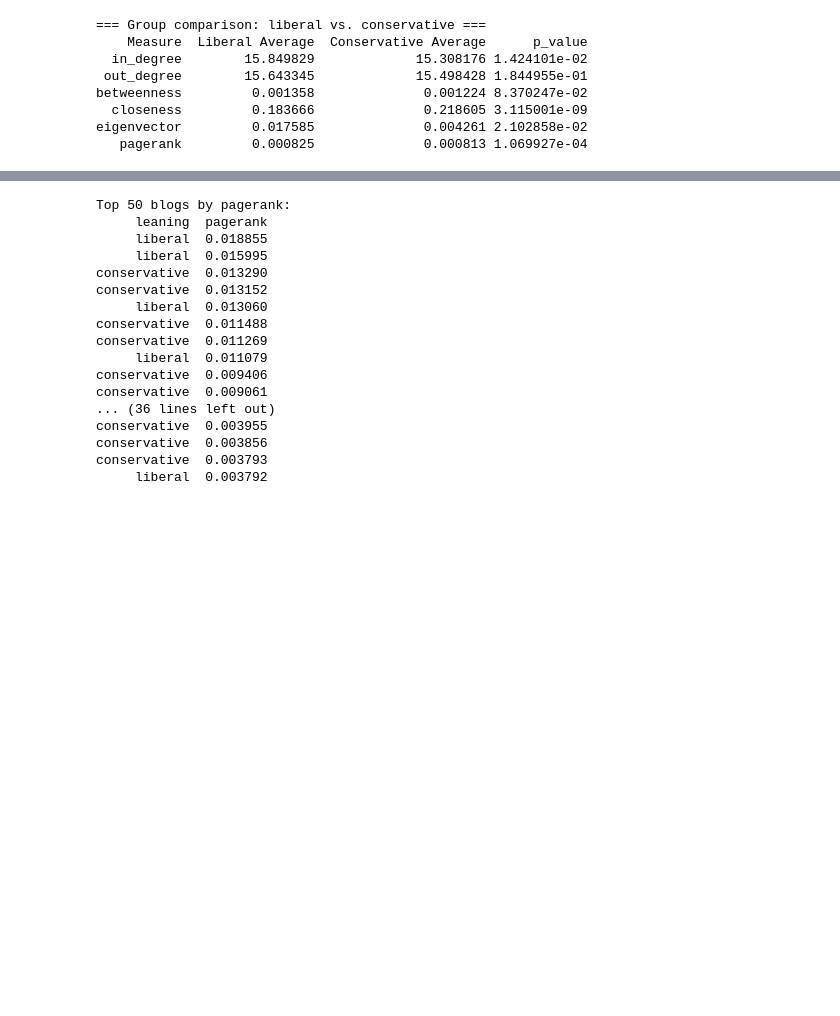
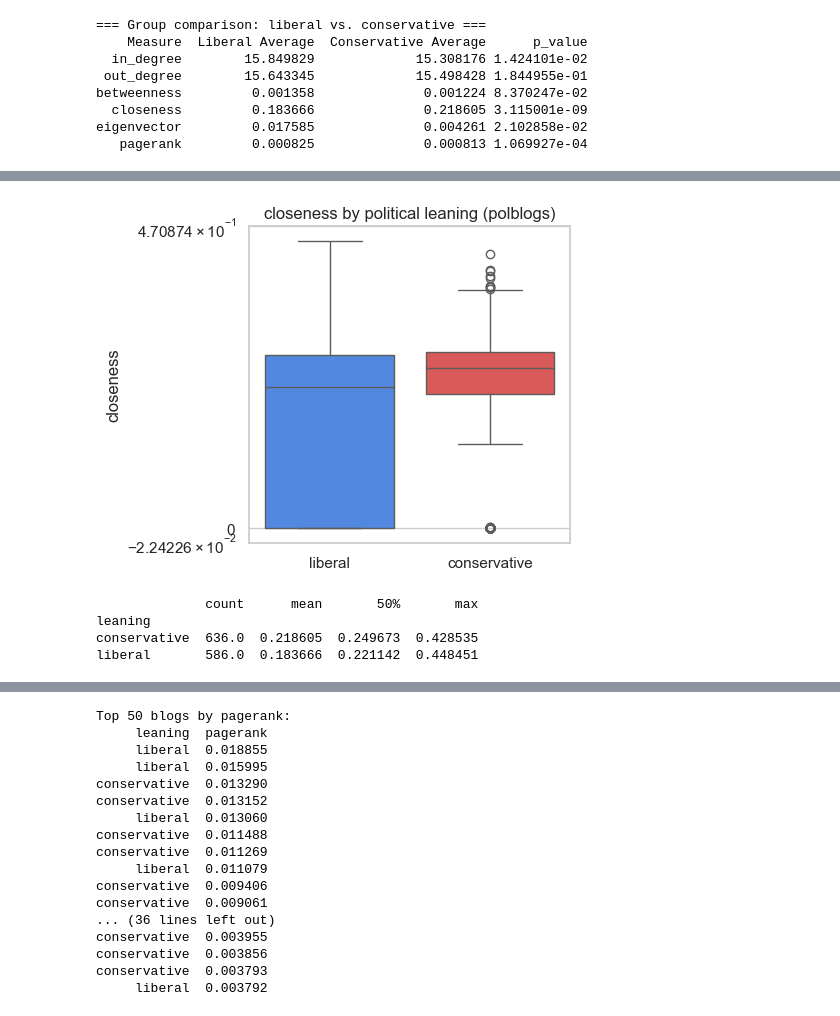
Before and after one commit to audiorunner13/Masters-Coursework, a Jupyter notebook: Data620 Fall 2026/Week 5/Project 1/Data 620 Week 5 Assignment - Project 1.ipynb, the cells around one changed output, grey strips where cells are left out. Drawn from its saved outputs; the diff is of its cells as text; code cells hidden in the pictures; blank space fills up the shorter version.

```diff
--- a/Data620 Fall 2026/Week 5/Project 1/Data 620 Week 5 Assignment - Project 1.ipynb
+++ b/Data620 Fall 2026/Week 5/Project 1/Data 620 Week 5 Assignment - Project 1.ipynb
@@ -191,0 +265,8 @@ fig.tight_layout()
+# %%
+boxplot_measure(df, "closeness")
+# %% [output]
+[figure, added]
+              count      mean       50%       max
+leaning
+conservative  636.0  0.218605  0.249673  0.428535
+liberal       586.0  0.183666  0.221142  0.448451
```
Also changed, not shown: parts of 27 cells of this notebook, 5 other files.
